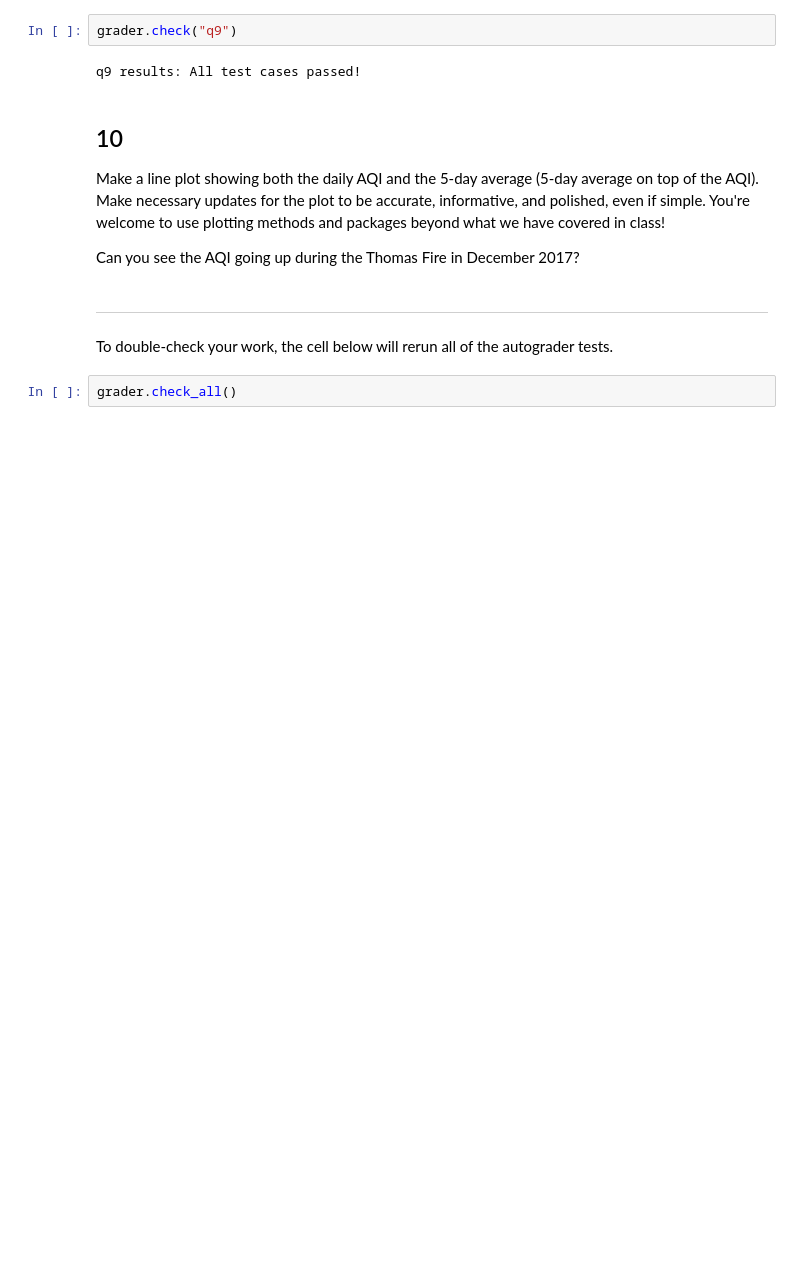
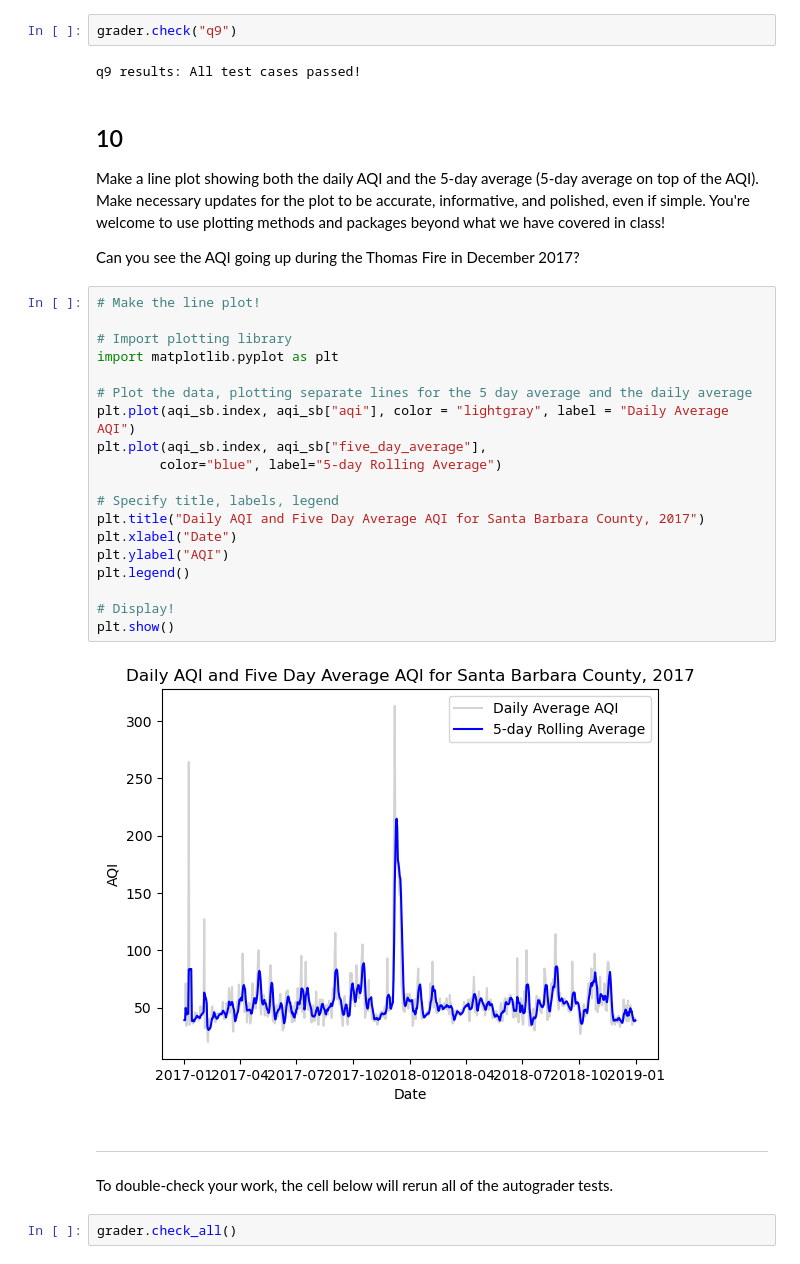
Before and after one commit to olivrwitt/eds220-hwk2, a Jupyter notebook: task3/hwk2-task3-aqi.ipynb, the cells around one changed output. Cells and saved outputs as stored; diff of their text form; blank space fills up the shorter version.

```diff
--- a/task3/hwk2-task3-aqi.ipynb
+++ b/task3/hwk2-task3-aqi.ipynb
@@ -329,6 +330,27 @@ q9 results: All test cases passed!
 Make a line plot showing both the daily AQI and the 5-day average (5-day average on top of the AQI). Make necessary updates for the plot to be accurate, informative, and polished, even if simple. You're welcome to use plotting methods and packages beyond what we have covered in class!
 
 Can you see the AQI going up during the Thomas Fire in December 2017?
+# %%
+# Make the line plot!
+
+# Import plotting library
+import matplotlib.pyplot as plt
+
+# Plot the data, plotting separate lines for the 5 day average and the daily average
+plt.plot(aqi_sb.index, aqi_sb["aqi"], color = "lightgray", label = "Daily Average AQI")
+plt.plot(aqi_sb.index, aqi_sb["five_day_average"],
+        color="blue", label="5-day Rolling Average")
+
+# Specify title, labels, legend
+plt.title("Daily AQI and Five Day Average AQI for Santa Barbara County, 2017")
+plt.xlabel("Date")
+plt.ylabel("AQI")
+plt.legend()
+
+# Display!
+plt.show()
+# %% [output]
+[figure, added]
 # %% [markdown]
 ---
 
```
Also changed, not shown: parts of 3 cells of this notebook.
